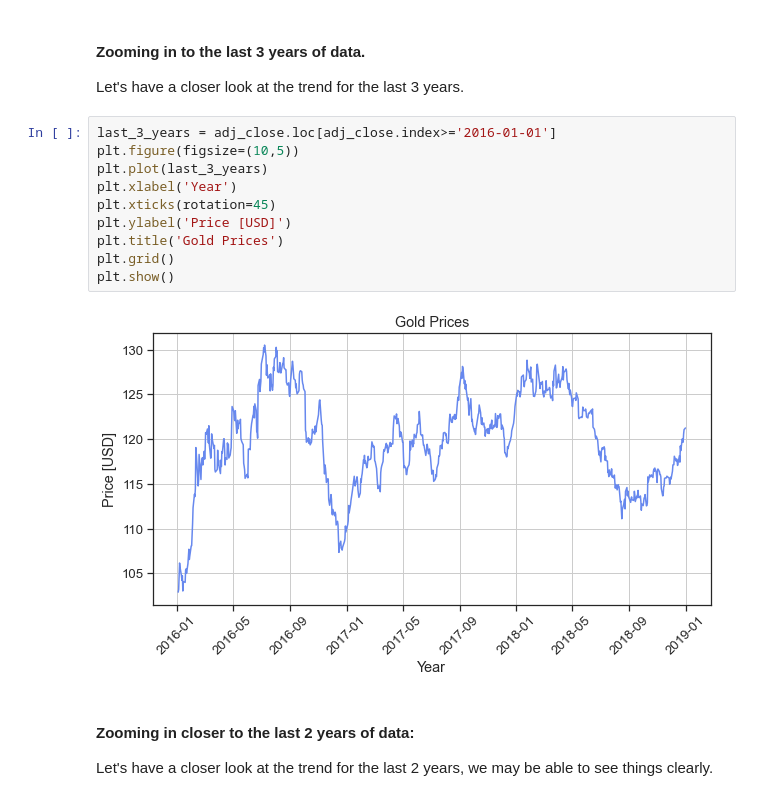
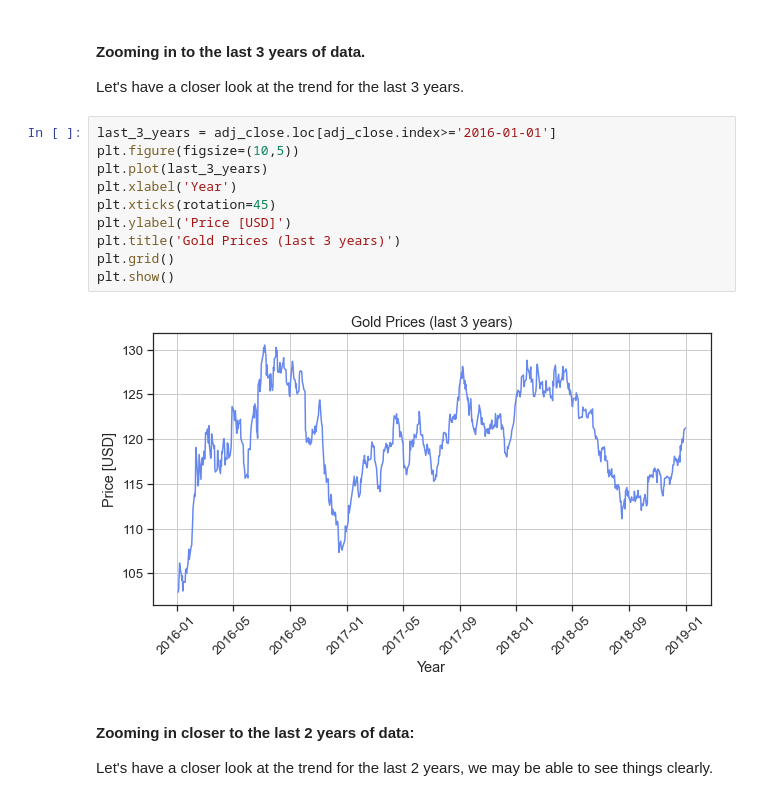
Before and after one commit to Hamoye-Summer22-TeamSQL-Premier-Project/Gold-Rates-Prediction, a Jupyter notebook: Gold-price-by-Team-sql.ipynb, the cells around one changed output. Cells and saved outputs as stored; diff of their text form.

```diff
--- a/Gold-price-by-Team-sql.ipynb
+++ b/Gold-price-by-Team-sql.ipynb
@@ -359,15 +359,15 @@ Let's have a closer look at the trend for the last 3 years.
 # %%
 last_3_years = adj_close.loc[adj_close.index>='2016-01-01']
 plt.figure(figsize=(10,5))
 plt.plot(last_3_years)
 plt.xlabel('Year')
 plt.xticks(rotation=45)
 plt.ylabel('Price [USD]')
-plt.title('Gold Prices')
+plt.title('Gold Prices (last 3 years)')
 plt.grid()
 plt.show()
 # %% [output]
-[figure, old version]
+[figure, new version]
 # %% [markdown]
 #### Zooming in closer to the last 2 years of data:
 Let's have a closer look at the trend for the last 2 years, we may be able to see things clearly.
```
Also changed, not shown: parts of 9 cells of this notebook.
